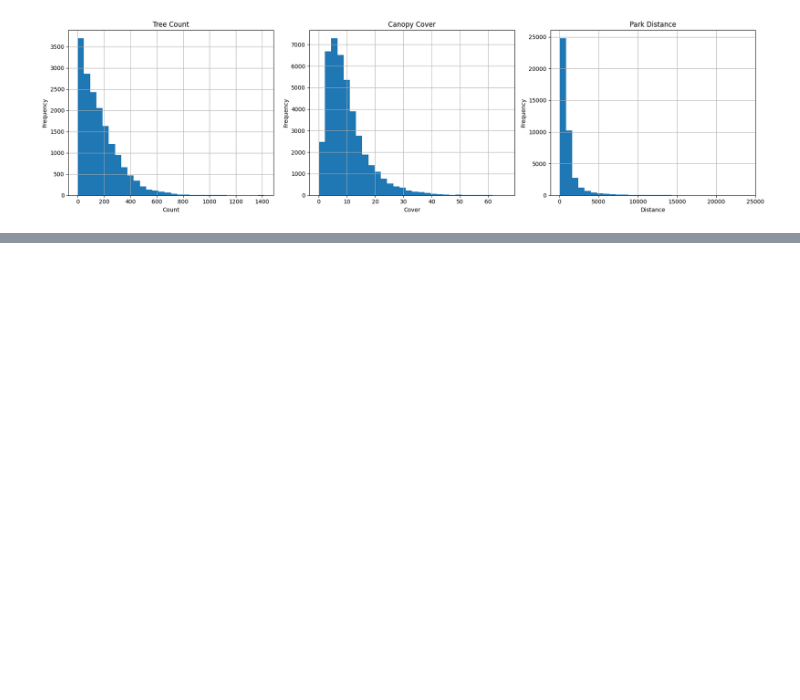
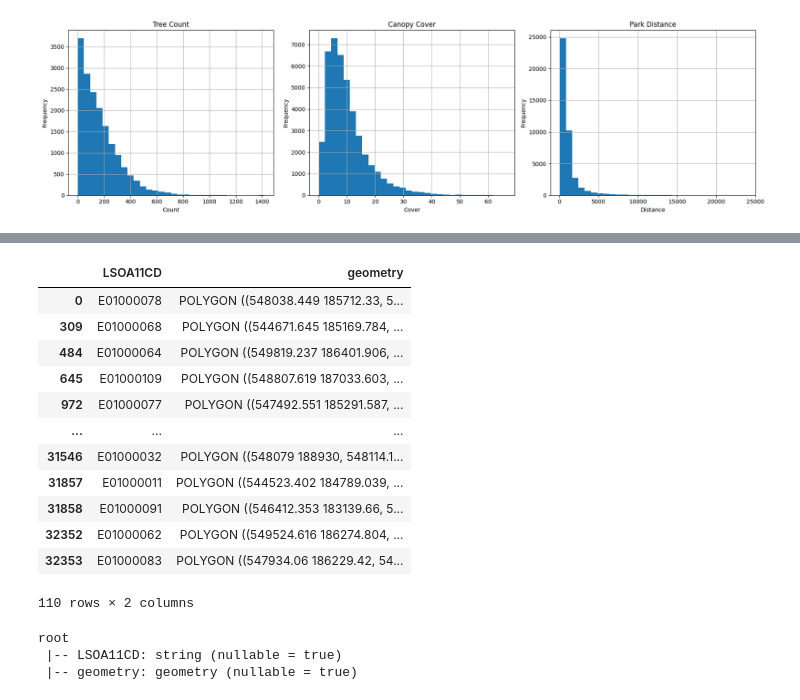
Before and after one commit to sdgresearch/3-30-300-analysis, a Jupyter notebook: notebooks/pyspark_processing.ipynb, the cells around one changed output, grey strips where cells are left out. Cells and saved outputs as stored; diff of their text form; code cells hidden in the pictures; blank space fills up the shorter version.

```diff
--- a/notebooks/pyspark_processing.ipynb
+++ b/notebooks/pyspark_processing.ipynb
@@ -320,0 +533,10 @@ plt.show()
+# %%
+t3_30_300_df = t3_30_300_spectral_sdf.toPandas()
+t3_30_300_df = t3_30_300_df.replace([float('inf'), float('-inf')], -99)
+t3_30_300_gdf = t3_30_300_df.set_geometry('geometry')
+t3_30_300_gdf = t3_30_300_gdf.set_crs(project_crs)
+t3_30_300_gdf = t3_30_300_gdf.merge(std_population_estimates_df, left_on='LSOA21CD', right_on='LSOA_2021_Code', how='left')
+t3_30_300_gdf['Pop_density'] = t3_30_300_gdf['Total'] / t3_30_300_gdf['area']
+t3_30_300_gdf.drop(columns=['LSOA_2021_Code'], inplace=True)
+t3_30_300_gdf.drop_duplicates(subset=["LSOA11CD"], keep="first", inplace=True)
+t3_30_300_gdf.sort_values(by='LSOA11CD').reset_index(drop=True, inplace=True)
@@ -320,0 +546,29 @@ plt.show()
+# %%
+geo_level = 'LAD22CD'
+geo_code = 'E09000002'
+tile_level = 'TILE_NAME_50KM'
+# %%
+geo_level_gdf = t3_30_300_gdf[t3_30_300_gdf[geo_level] == geo_code][['LSOA11CD', 'geometry']]#.sort_values(by='LSOA11CD')
+geo_level_gdf
+# %% [output]
+|  | LSOA11CD | geometry |
+| 0 | E01000078 | POLYGON ((548038.449 185712.33, 5... |
+| 309 | E01000068 | POLYGON ((544671.645 185169.784, ... |
+| 484 | E01000064 | POLYGON ((549819.237 186401.906, ... |
+| 645 | E01000109 | POLYGON ((548807.619 187033.603, ... |
+| 972 | E01000077 | POLYGON ((547492.551 185291.587, ... |
+| ... | ... | ... |
+| 31546 | E01000032 | POLYGON ((548079 188930, 548114.1... |
+| 31857 | E01000011 | POLYGON ((544523.402 184789.039, ... |
+| 31858 | E01000091 | POLYGON ((546412.353 183139.66, 5... |
+| 32352 | E01000062 | POLYGON ((549524.616 186274.804, ... |
+| 32353 | E01000083 | POLYGON ((547934.06 186229.42, 54... |
+110 rows × 2 columns
+# %%
+lsoa11_sdf = sedona.createDataFrame(geo_level_gdf)
+lsoa11_sdf.createOrReplaceTempView('lsoa11')
+lsoa11_sdf.printSchema()
+# %% [output]
+root
+ |-- LSOA11CD: string (nullable = true)
+ |-- geometry: geometry (nullable = true)
```
Also changed, not shown: parts of 11 cells of this notebook, 3 other files.
